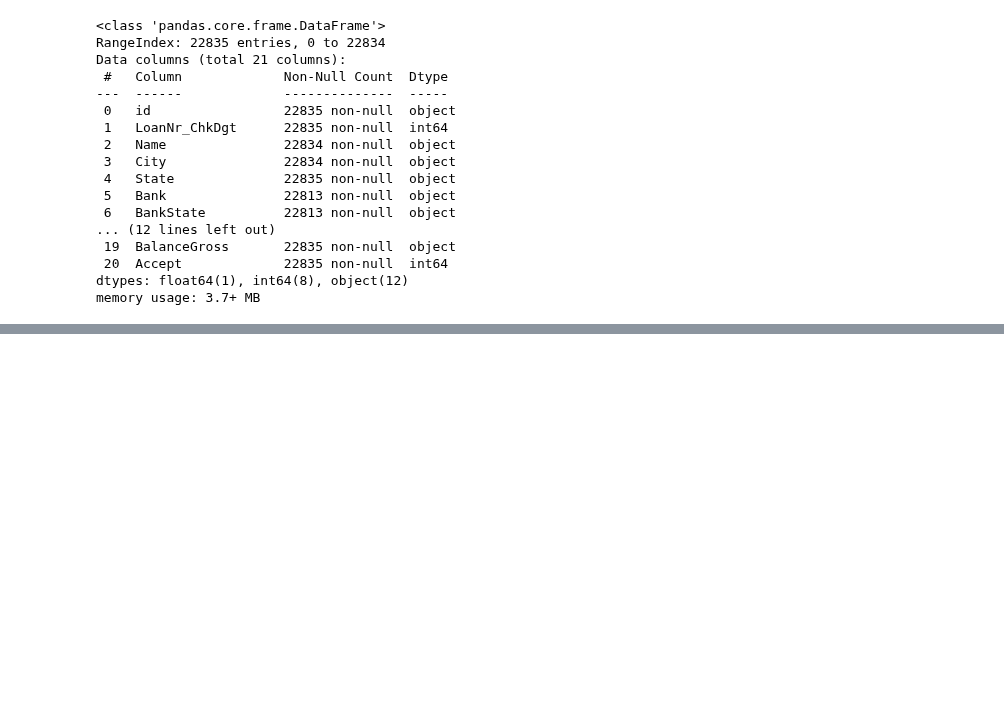
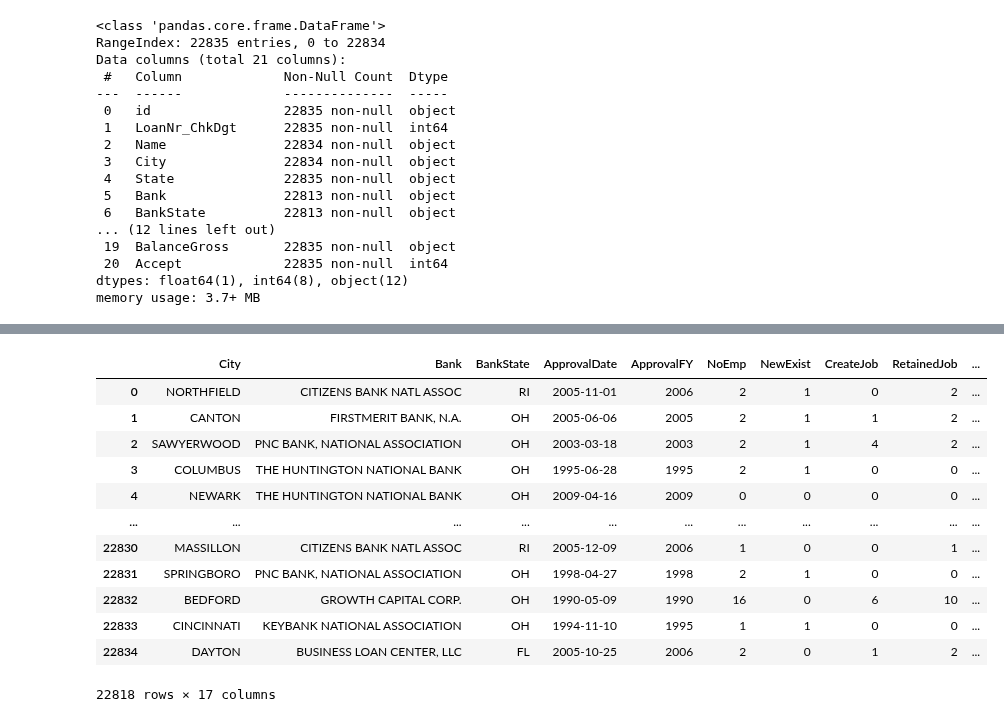
Before and after one commit to ananags/LBBYs, a Jupyter notebook: notebooks/2_preprocesado/2_preprocesado.ipynb, the cells around one changed output, grey strips where cells are left out. Saved outputs shown, nothing was run; the diff lists cells and outputs as text; code cells hidden in the pictures; blank space fills up the shorter version.

```diff
--- a/notebooks/2_preprocesado/2_preprocesado.ipynb
+++ b/notebooks/2_preprocesado/2_preprocesado.ipynb
@@ -45,0 +81,26 @@ memory usage: 3.7+ MB
+# %%
+import pandas as pd
+import numpy as np
+
+def conversion(df):
+    """
+    Función para convertir el DataFrame
+
+    Args:
+    - df: DataFrame con los datos
+
+    Returns:
+    - df_train
+    """
+    # Copiar el DataFrame
+    df_train = df.copy()
+
+    ### Conversion de valores
+    # Conversión de fechas a formato Datetime
+    df_train['ApprovalDate'] = pd.to_datetime(df_train['ApprovalDate'])
+    df_train['DisbursementDate'] = pd.to_datetime(df_train['DisbursementDate'])
+
+    ### Limpiar y convertir a float 'DisbursementGross' y 'BalanceGross'
+    df_train['DisbursementGross'] = df_train['DisbursementGross'].replace('[\$,]', '', regex=True).astype(float)
+    df_train['BalanceGross'] = df_train['BalanceGross'].replace('[\$,]', '', regex=True).astype(float)
+    return df_train
@@ -114,0 +240,19 @@ dtype: int64
+# %%
+# Conversion de datos
+df_train = formatear(df_train)
+df_train = df_train.drop(columns=["DisbursementInterval"])
+df_train
+# %% [output]
+|  | City | Bank | BankState | ApprovalDate | ApprovalFY | NoEmp | NewExist | CreateJob | RetainedJob | ... |
+| 0 | NORTHFIELD | CITIZENS BANK NATL ASSOC | RI | 2005-11-01 | 2006 | 2 | 1 | 0 | 2 | ... |
+| 1 | CANTON | FIRSTMERIT BANK, N.A. | OH | 2005-06-06 | 2005 | 2 | 1 | 1 | 2 | ... |
+| 2 | SAWYERWOOD | PNC BANK, NATIONAL ASSOCIATION | OH | 2003-03-18 | 2003 | 2 | 1 | 4 | 2 | ... |
+| 3 | COLUMBUS | THE HUNTINGTON NATIONAL BANK | OH | 1995-06-28 | 1995 | 2 | 1 | 0 | 0 | ... |
+| 4 | NEWARK | THE HUNTINGTON NATIONAL BANK | OH | 2009-04-16 | 2009 | 0 | 0 | 0 | 0 | ... |
+| ... | ... | ... | ... | ... | ... | ... | ... | ... | ... | ... |
+| 22830 | MASSILLON | CITIZENS BANK NATL ASSOC | RI | 2005-12-09 | 2006 | 1 | 0 | 0 | 1 | ... |
+| 22831 | SPRINGBORO | PNC BANK, NATIONAL ASSOCIATION | OH | 1998-04-27 | 1998 | 2 | 1 | 0 | 0 | ... |
+| 22832 | BEDFORD | GROWTH CAPITAL CORP. | OH | 1990-05-09 | 1990 | 16 | 0 | 6 | 10 | ... |
+| 22833 | CINCINNATI | KEYBANK NATIONAL ASSOCIATION | OH | 1994-11-10 | 1995 | 1 | 1 | 0 | 0 | ... |
+| 22834 | DAYTON | BUSINESS LOAN CENTER, LLC | FL | 2005-10-25 | 2006 | 2 | 0 | 1 | 2 | ... |
+22818 rows × 17 columns
```
Also changed, not shown: parts of 19 cells of this notebook, 13 other files.
